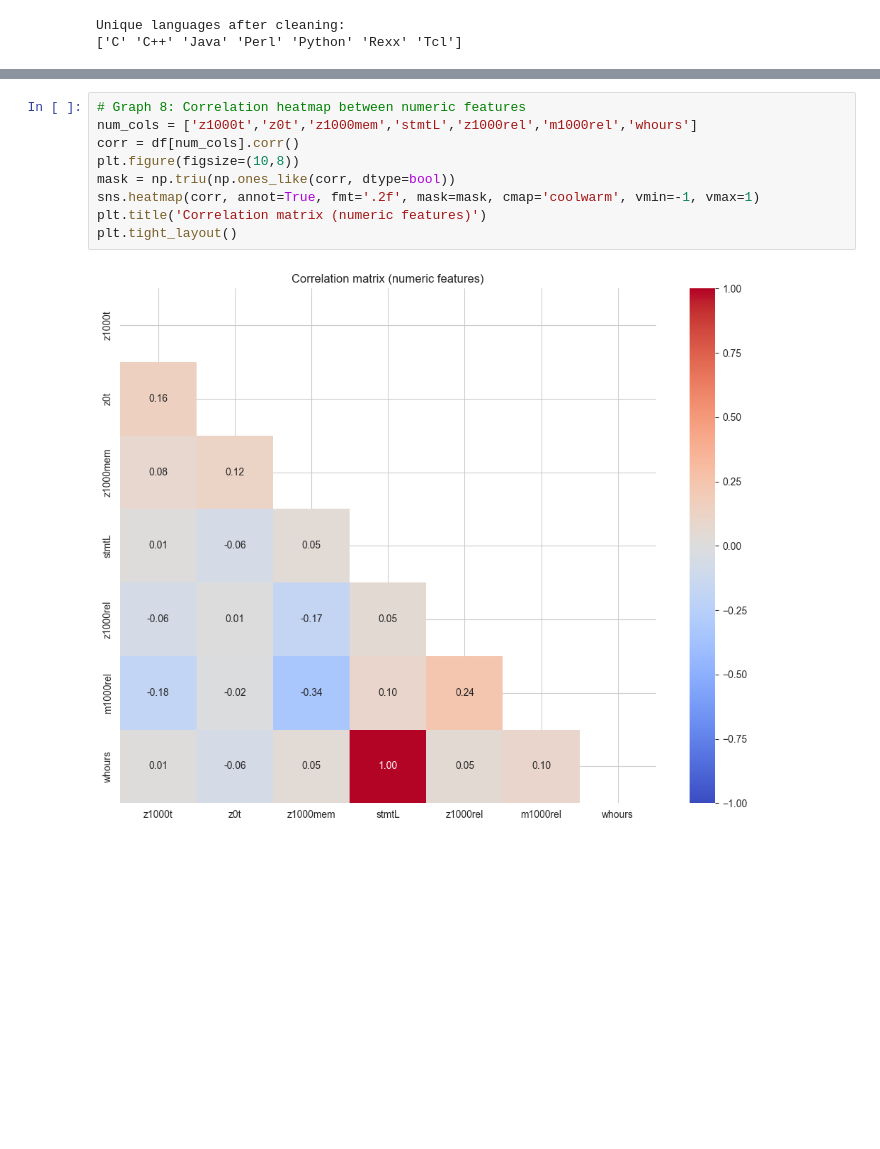
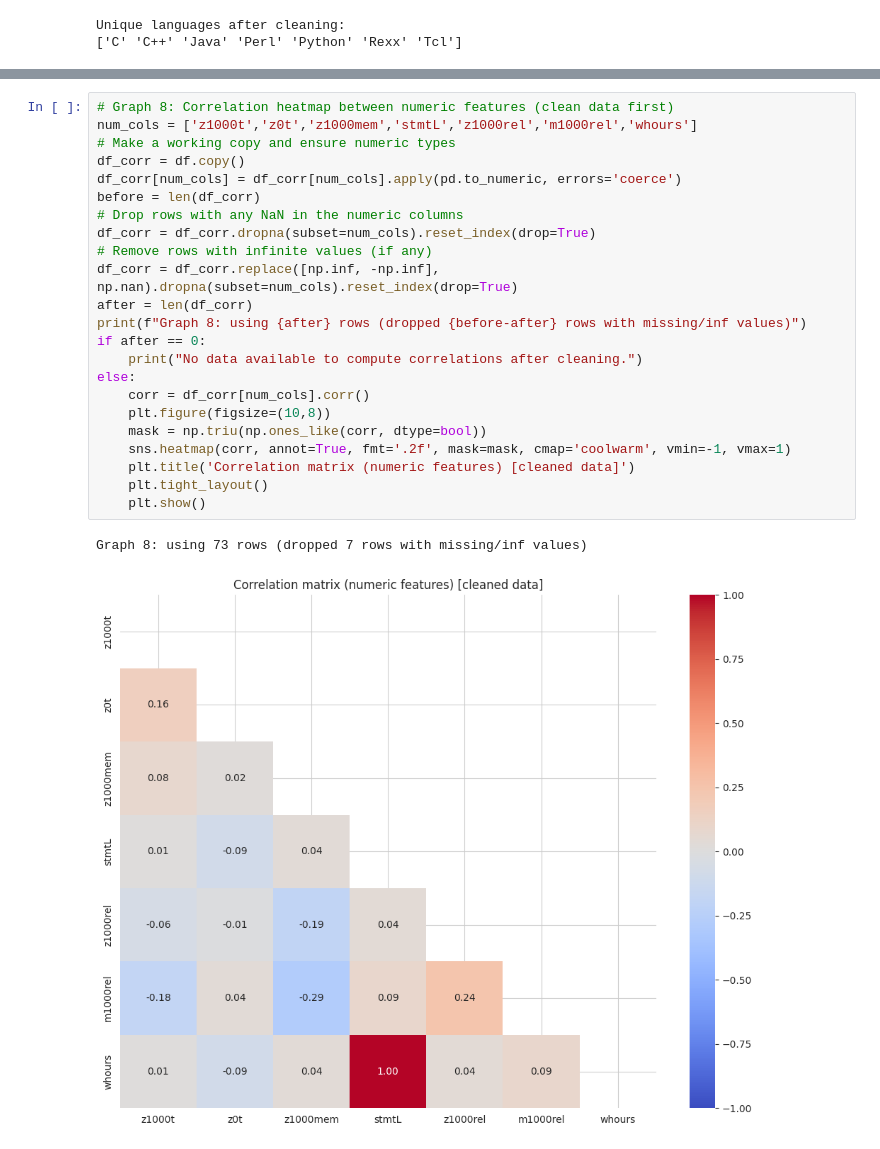
Before and after one commit to Nasro33/assignment3, a Jupyter notebook: main copy.ipynb, the cells around one changed output, grey strips where cells are left out. Drawn from its saved outputs; the diff is of its cells as text; blank space fills up the shorter version.

```diff
--- a/main copy.ipynb
+++ b/main copy.ipynb
@@ -106,12 +115,27 @@ plt.tight_layout()
 # %%
-# Graph 8: Correlation heatmap between numeric features
+# Graph 8: Correlation heatmap between numeric features (clean data first)
 num_cols = ['z1000t','z0t','z1000mem','stmtL','z1000rel','m1000rel','whours']
-corr = df[num_cols].corr()
-plt.figure(figsize=(10,8))
-mask = np.triu(np.ones_like(corr, dtype=bool))
-sns.heatmap(corr, annot=True, fmt='.2f', mask=mask, cmap='coolwarm', vmin=-1, vmax=1)
-plt.title('Correlation matrix (numeric features)')
-plt.tight_layout()
+# Make a working copy and ensure numeric types
+df_corr = df.copy()
+df_corr[num_cols] = df_corr[num_cols].apply(pd.to_numeric, errors='coerce')
+before = len(df_corr)
+# Drop rows with any NaN in the numeric columns
+df_corr = df_corr.dropna(subset=num_cols).reset_index(drop=True)
+# Remove rows with infinite values (if any)
+df_corr = df_corr.replace([np.inf, -np.inf], np.nan).dropna(subset=num_cols).reset_index(drop=True)
+after = len(df_corr)
+print(f"Graph 8: using {after} rows (dropped {before-after} rows with missing/inf values)")
+if after == 0:
+    print("No data available to compute correlations after cleaning.")
+else:
+    corr = df_corr[num_cols].corr()
+    plt.figure(figsize=(10,8))
+    mask = np.triu(np.ones_like(corr, dtype=bool))
+    sns.heatmap(corr, annot=True, fmt='.2f', mask=mask, cmap='coolwarm', vmin=-1, vmax=1)
+    plt.title('Correlation matrix (numeric features) [cleaned data]')
+    plt.tight_layout()
+    plt.show()
 # %% [output]
+Graph 8: using 73 rows (dropped 7 rows with missing/inf values)
-[figure, old version]
+[figure, new version]
 # %%
```
Also changed, not shown: parts of 4 cells of this notebook, 3 other files.
